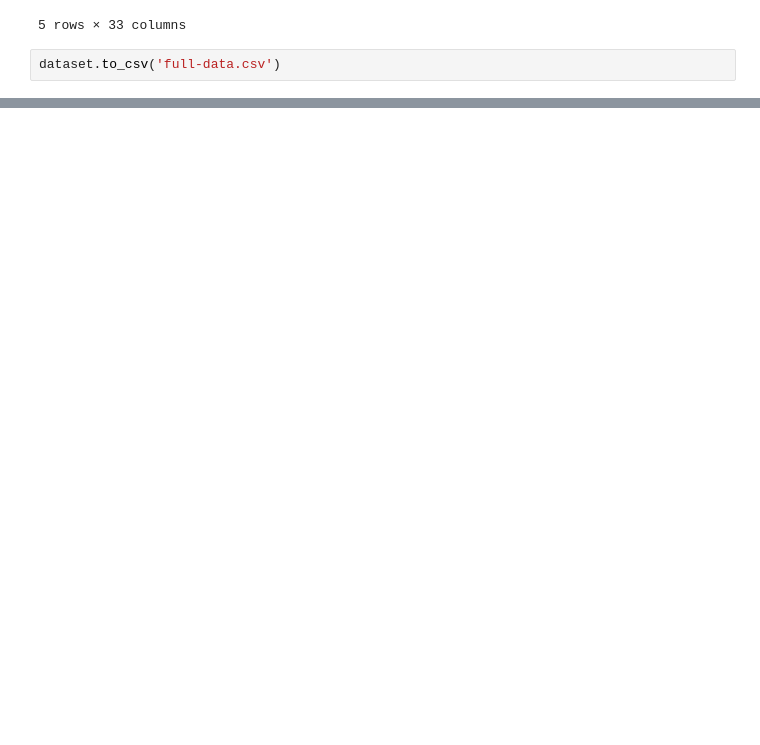
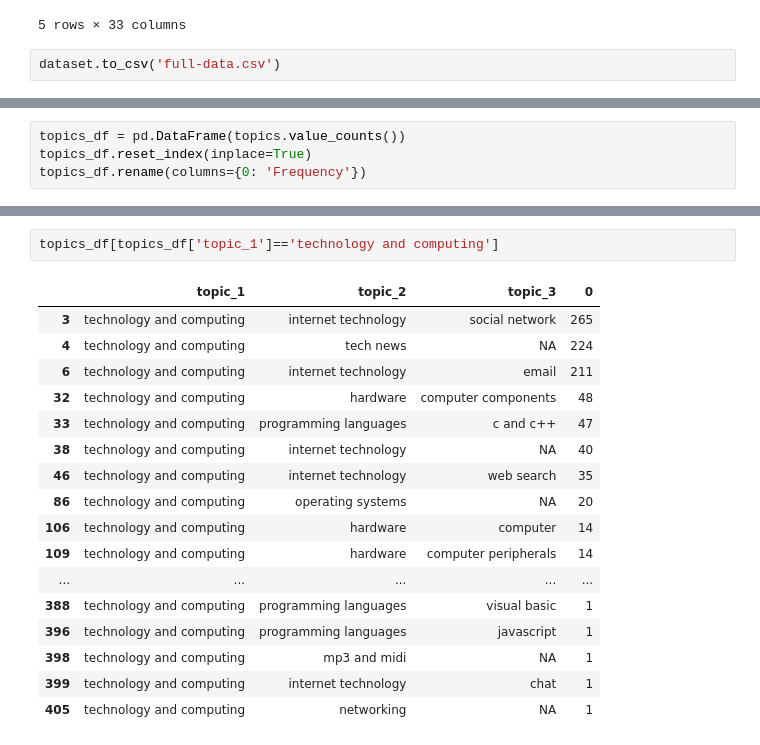
Before and after one commit to marinovik/TFM, a Jupyter notebook: Modelado/topic_ibmWatson.ipynb, the cells around one changed output, grey strips where cells are left out. Drawn from its saved outputs; the diff is of its cells as text; blank space fills up the shorter version.

```diff
--- a/topic_ibmWatson.ipynb
+++ b/Modelado/topic_ibmWatson.ipynb
@@ -429,0 +500,4 @@ dataset.to_csv('full-data.csv')
+# %%
+topics_df = pd.DataFrame(topics.value_counts())
+topics_df.reset_index(inplace=True)
+topics_df.rename(columns={0: 'Frequency'})
@@ -429,0 +518,20 @@ dataset.to_csv('full-data.csv')
+# %%
+topics_df[topics_df['topic_1']=='technology and computing']
+# %% [output]
+|  | topic_1 | topic_2 | topic_3 | 0 |
+| 3 | technology and computing | internet technology | social network | 265 |
+| 4 | technology and computing | tech news | NA | 224 |
+| 6 | technology and computing | internet technology | email | 211 |
+| 32 | technology and computing | hardware | computer components | 48 |
+| 33 | technology and computing | programming languages | c and c++ | 47 |
+| 38 | technology and computing | internet technology | NA | 40 |
+| 46 | technology and computing | internet technology | web search | 35 |
+| 86 | technology and computing | operating systems | NA | 20 |
+| 106 | technology and computing | hardware | computer | 14 |
+| 109 | technology and computing | hardware | computer peripherals | 14 |
+| ... | ... | ... | ... | ... |
+| 388 | technology and computing | programming languages | visual basic | 1 |
+| 396 | technology and computing | programming languages | javascript | 1 |
+| 398 | technology and computing | mp3 and midi | NA | 1 |
+| 399 | technology and computing | internet technology | chat | 1 |
+| 405 | technology and computing | networking | NA | 1 |
```
Also changed, not shown: parts of 13 cells of this notebook, 27 other files.
